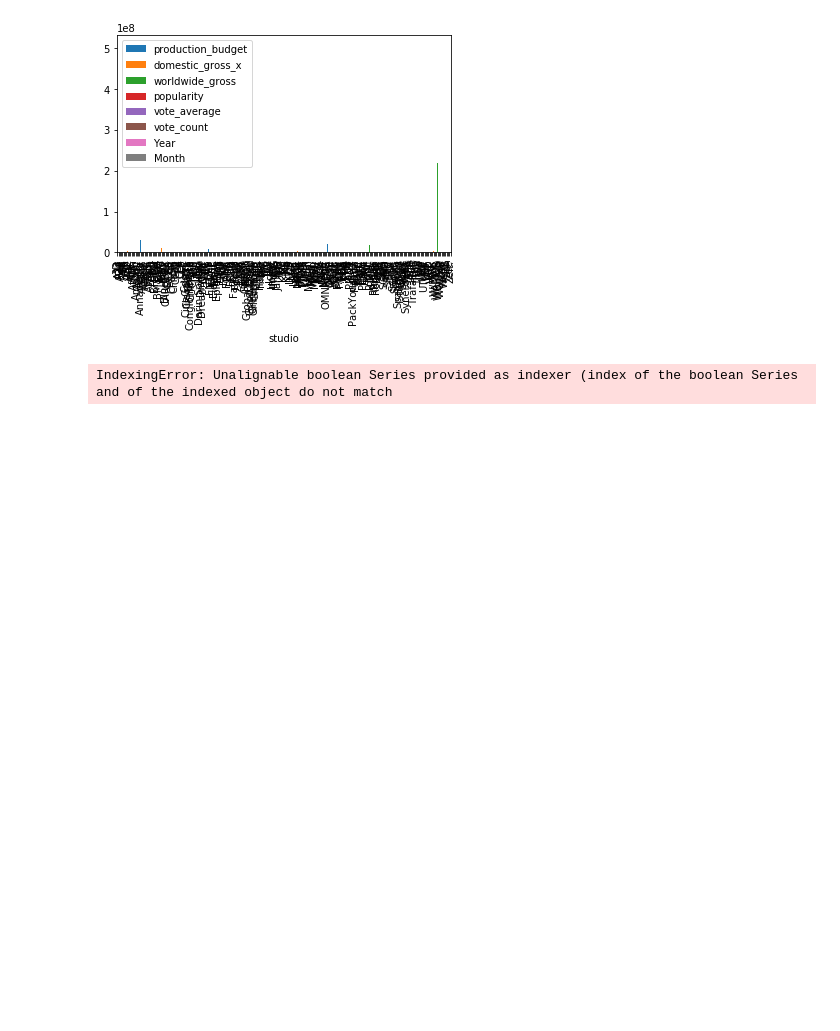
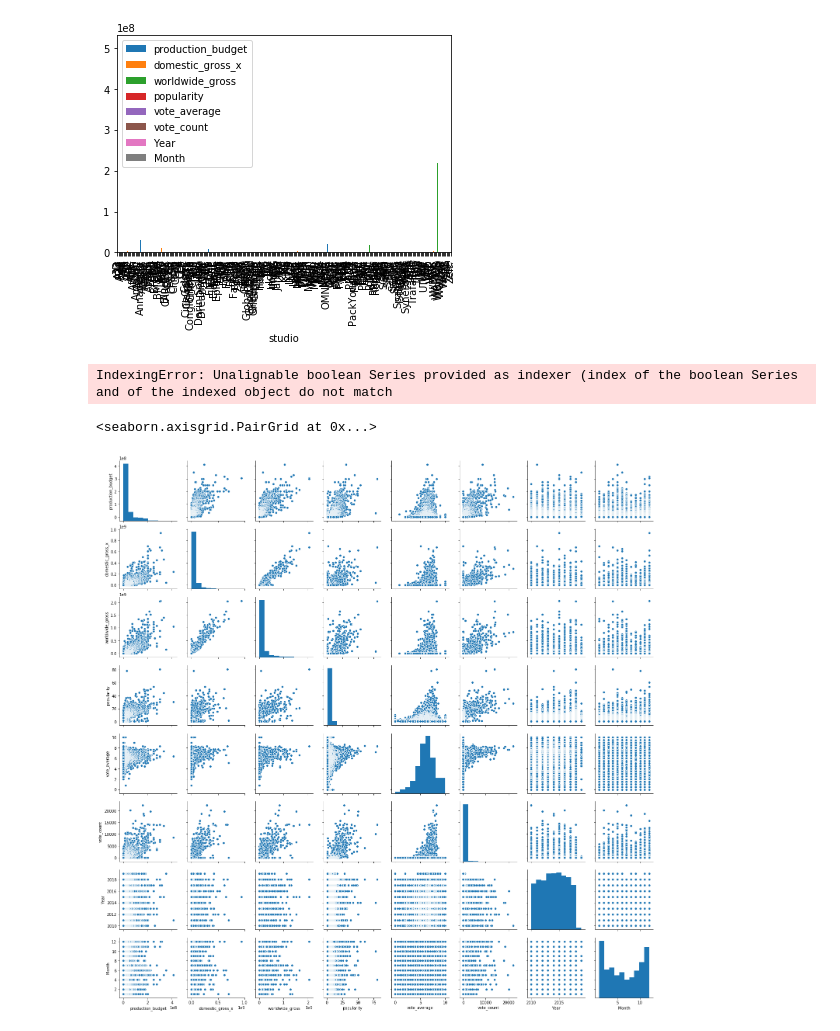
Before and after one commit to nateej1/Movie-Industry-Analysis-Exercise, a Jupyter notebook: Exploring_Draft_Clean_Data_NJ.ipynb, the cells around one changed output. Cells and saved outputs as stored; diff of their text form; code cells hidden in the pictures; blank space fills up the shorter version.

Commit message:
Added correlation data. End of day push

```diff
--- a/Exploring_Draft_Clean_Data_NJ.ipynb
+++ b/Exploring_Draft_Clean_Data_NJ.ipynb
@@ -95,3 +92,8 @@ mask = ~df[['worldwide_gross','popularity']].isnull().any()
 plt.scatter(x= df.loc[mask, 'worldwide_gross'] , y = df.loc[mask, 'popularity'] )
 # %% [output]
 IndexingError: Unalignable boolean Series provided as indexer (index of the boolean Series and of the indexed object do not match
+# %%
+sns.pairplot(data=df)
+# %% [output]
+<seaborn.axisgrid.PairGrid at 0x...>
+[figure, added]
```
Also changed, not shown: parts of 10 cells of this notebook.
